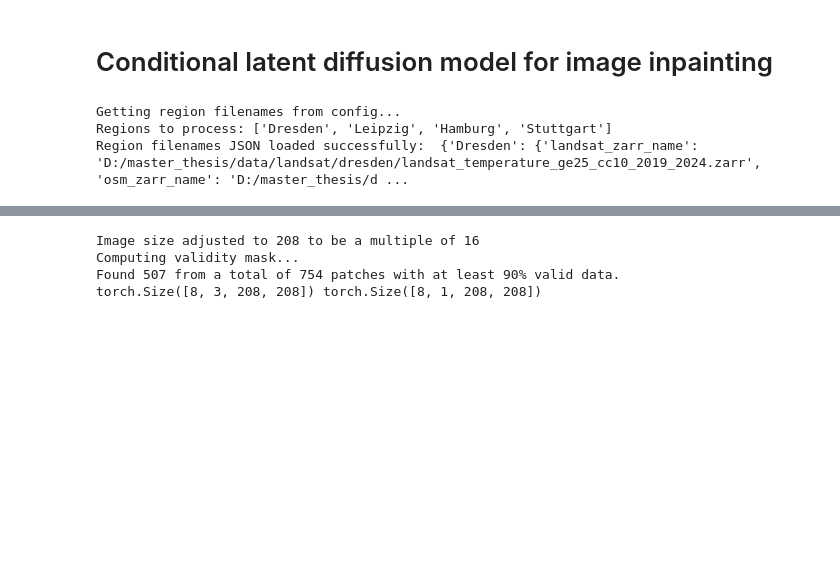
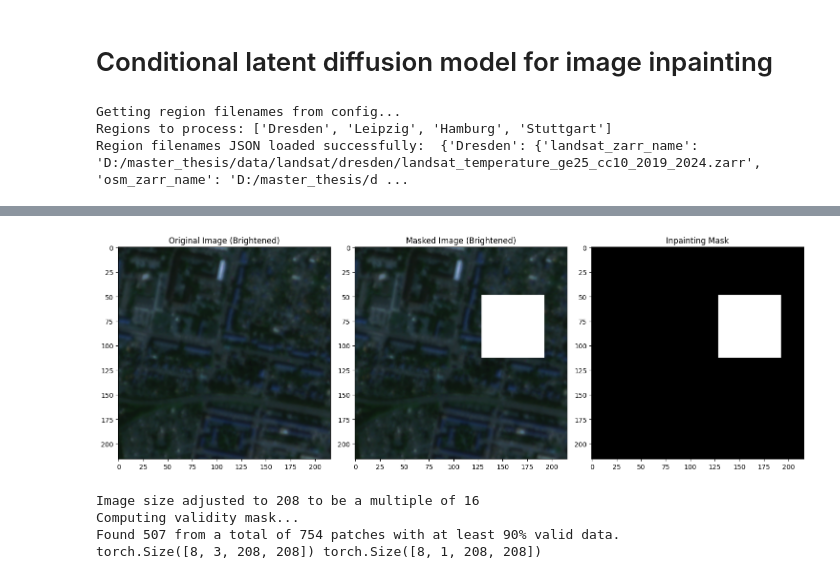
Before and after one commit to janneskruse/masterthesis_genai_spatialplan, a Jupyter notebook: code/model/cond_latent_diffusion.ipynb, the cells around one changed output, grey strips where cells are left out. Saved outputs shown, nothing was run; the diff lists cells and outputs as text; code cells hidden in the pictures; blank space fills up the shorter version.

Commit message:
setup dataset for urban inpainting with OSM and environmental data

```diff
--- a/code/model/cond_latent_diffusion.ipynb
+++ b/code/model/cond_latent_diffusion.ipynb
@@ -78,0 +81,97 @@ Region filenames JSON loaded successfully:  {'Dresden': {'landsat_zarr_name': 'D
+# %%
+def collate_fn(batch):
+    """
+    Custom collate function to handle batches with conditioning dictionaries
+    """
+    if isinstance(batch[0], tuple):
+        # Unpack images and conditioning dicts
+        images = torch.stack([item[0] for item in batch])
+
+        # Collate conditioning inputs
+        cond_inputs = {}
+        sample_cond = batch[0][1]
+
+        for key in sample_cond.keys():
+            cond_inputs[key] = torch.stack([item[1][key] for item in batch])
+
+        return images, cond_inputs
+    else:
+        # Just images, no conditioning
+        return torch.stack(batch)
+
+
+def train():
+    # Create dataset instance
+    train_dataset = UrbanInpaintingDataset(
+        split='train',
+        use_latents=False,
+        latent_path=None
+    )
+
+    # Set random seed
+    torch.manual_seed(42)
+
+    # Create dataloader
+    train_loader = DataLoader(
+        train_dataset,
+        batch_size=4,
+        shuffle=True,
+        num_workers=0, # on windows set to 0 to avoid conflicts
+        collate_fn=collate_fn
+    )
+
+    # Iterate through the dataset
+    for batch in train_loader:
+        if isinstance(batch, tuple):
+            # With conditioning
+            images, cond_inputs = batch
+            print(f"Image shape: {images.shape}")
+            print(f"Conditioning keys: {cond_inputs.keys()}")
+
+            # Access specific conditioning inputs
+            if 'masked_image' in cond_inputs:
+                print(f"Masked image shape: {cond_inputs['masked_image'].shape}")
+            if 'osm_features' in cond_inputs:
+                print(f"OSM features shape: {cond_inputs['osm_features'].shape}")
+                # display(cond_inputs['osm_features'])
+            if 'environmental' in cond_inputs:
+                print(f"Environmental shape: {cond_inputs['environmental'].shape}")
+        else:
+            # Without conditioning
+            images = batch
+            print(f"Image shape: {images.shape}")
+
+        break  # Just show first batch
+
+    # Visualize a sample
+    sample_idx = 405
+    if len(train_dataset.condition_types) > 0:
+        img, cond = train_dataset[sample_idx]
+
+        fig, axes = plt.subplots(1, 3, figsize=(15, 5))
+
+        # Original image (denormalize from [-1,1] to [0,1])
+        img_vis = (img + 1) / 2.0
+        # Apply brightness adjustment for better visualization
+        img_vis = torch.clamp(img_vis * 2.5, 0, 1)  # Multiply by 2.5 to brighten
+        axes[0].imshow(img_vis.permute(1, 2, 0).numpy())
+        axes[0].set_title('Original Image (Brightened)')
+
+        # Masked image
+        if 'masked_image' in cond:
+            masked_vis = (cond['masked_image'] + 1) / 2.0
+            masked_vis = torch.clamp(masked_vis * 2.5, 0, 1)  # Same brightening
+            axes[1].imshow(masked_vis.permute(1, 2, 0).numpy())
+            axes[1].set_title('Masked Image (Brightened)')
+
+        # Inpainting mask
+        if 'mask' in cond:
+            axes[2].imshow(cond['mask'].squeeze().numpy(), cmap='gray')
+            axes[2].set_title('Inpainting Mask')
+
+        plt.tight_layout()
+        plt.show()
+
+if __name__ == '__main__':
+    train()
+# %% [output]
@@ -79,3 +203,4 @@ Region filenames JSON loaded successfully:  {'Dresden': {'landsat_zarr_name': 'D
+[figure, added]
 # %%
 processed_zarr_name = region_filenames_json[regions[1]]['processed_zarr_name']
 merged_xs = xr.open_zarr(processed_zarr_name, consolidated=True)
```
Also changed, not shown: parts of 3 cells of this notebook, 4 other files.
